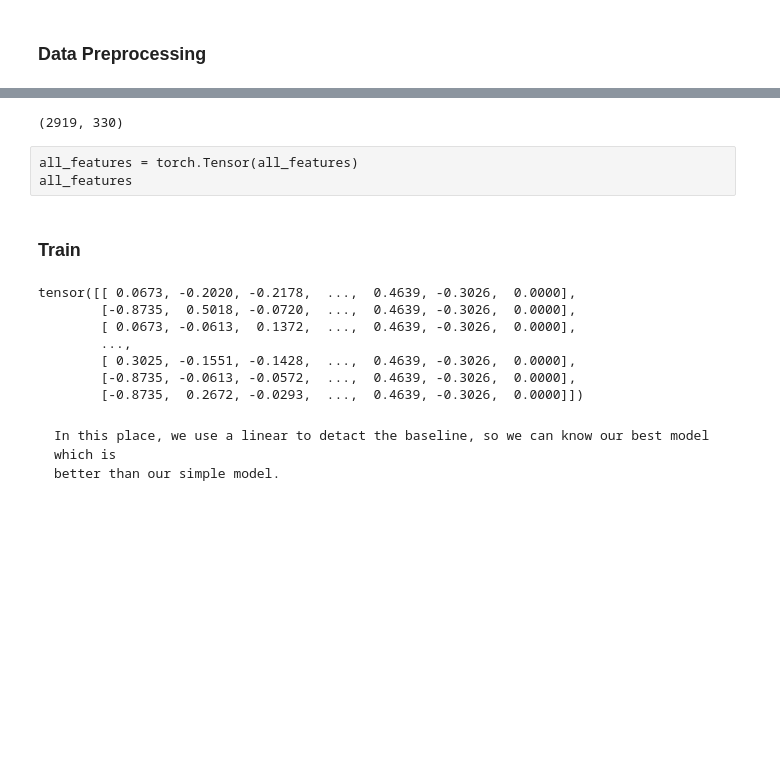
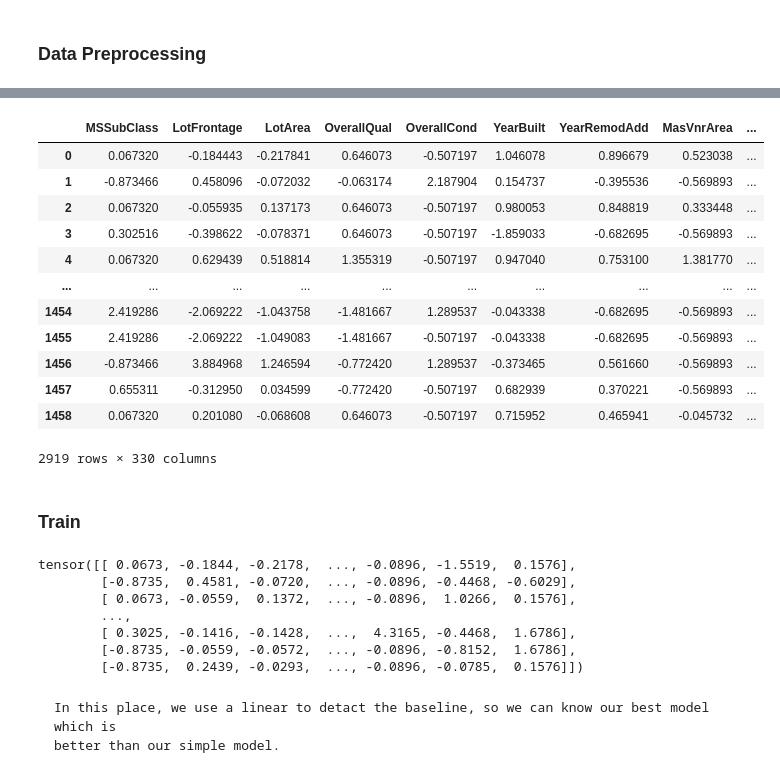
Before and after one commit to gostjoke/Deep-Learning-Full, a Jupyter notebook: 04_Multilayer Perceptron.ipynb, the cells around one changed output, grey strips where cells are left out. Drawn from its saved outputs; the diff is of its cells as text; code cells hidden in the pictures; blank space fills up the shorter version.

```diff
--- a/04_Multilayer Perceptron.ipynb
+++ b/04_Multilayer Perceptron.ipynb
@@ -1039,29 +1048,44 @@ all_features
 # %%
 # “Dummy_na=True”将“na”（缺失值）视为有效的特征值，并为其创建指示符特征
 all_features = pd.get_dummies(all_features, dummy_na=True)
-all_features.shape
+# all_features = all_features.iloc[:, :-1]
+all_features
 # %% [output]
+|  | MSSubClass | LotFrontage | LotArea | OverallQual | OverallCond | YearBuilt | YearRemodAdd | MasVnrArea | ... |
+| 0 | 0.067320 | -0.184443 | -0.217841 | 0.646073 | -0.507197 | 1.046078 | 0.896679 | 0.523038 | ... |
+| 1 | -0.873466 | 0.458096 | -0.072032 | -0.063174 | 2.187904 | 0.154737 | -0.395536 | -0.569893 | ... |
+| 2 | 0.067320 | -0.055935 | 0.137173 | 0.646073 | -0.507197 | 0.980053 | 0.848819 | 0.333448 | ... |
+| 3 | 0.302516 | -0.398622 | -0.078371 | 0.646073 | -0.507197 | -1.859033 | -0.682695 | -0.569893 | ... |
+| 4 | 0.067320 | 0.629439 | 0.518814 | 1.355319 | -0.507197 | 0.947040 | 0.753100 | 1.381770 | ... |
+| ... | ... | ... | ... | ... | ... | ... | ... | ... | ... |
+| 1454 | 2.419286 | -2.069222 | -1.043758 | -1.481667 | 1.289537 | -0.043338 | -0.682695 | -0.569893 | ... |
+| 1455 | 2.419286 | -2.069222 | -1.049083 | -1.481667 | -0.507197 | -0.043338 | -0.682695 | -0.569893 | ... |
+| 1456 | -0.873466 | 3.884968 | 1.246594 | -0.772420 | 1.289537 | -0.373465 | 0.561660 | -0.569893 | ... |
+| 1457 | 0.655311 | -0.312950 | 0.034599 | -0.772420 | -0.507197 | 0.682939 | 0.370221 | -0.569893 | ... |
+| 1458 | 0.067320 | 0.201080 | -0.068608 | 0.646073 | -0.507197 | 0.715952 | 0.465941 | -0.045732 | ... |
-(2919, 330)
+2919 rows × 330 columns
-# %% [raw]
-all_features = torch.Tensor(all_features)
-all_features
 # %% [markdown]
 ### Train
 # %%
 n_train = train_data.shape[0]
-train_features = torch.tensor(all_features[:n_train].values, dtype=torch.float32)
-test_features = torch.tensor(all_features[n_train:].values, dtype=torch.float32)
+
+## fix the dtype problems
+numeric_features = all_features.select_dtypes(include=['float64', 'float32', 'int64', 'int32'])
+
+# 转换为 PyTorch 张量
+train_features = torch.tensor(numeric_features[:n_train].values, dtype=torch.float32)
+test_features = torch.tensor(numeric_features[n_train:].values, dtype=torch.float32)
 train_labels = torch.tensor(
     train_data.SalePrice.values.reshape(-1, 1), dtype=torch.float32)
 train_features
 # %% [output]
-tensor([[ 0.0673, -0.2020, -0.2178,  ...,  0.4639, -0.3026,  0.0000],
-        [-0.8735,  0.5018, -0.0720,  ...,  0.4639, -0.3026,  0.0000],
-        [ 0.0673, -0.0613,  0.1372,  ...,  0.4639, -0.3026,  0.0000],
+tensor([[ 0.0673, -0.1844, -0.2178,  ..., -0.0896, -1.5519,  0.1576],
+        [-0.8735,  0.4581, -0.0720,  ..., -0.0896, -0.4468, -0.6029],
+        [ 0.0673, -0.0559,  0.1372,  ..., -0.0896,  1.0266,  0.1576],
         ...,
-        [ 0.3025, -0.1551, -0.1428,  ...,  0.4639, -0.3026,  0.0000],
-        [-0.8735, -0.0613, -0.0572,  ...,  0.4639, -0.3026,  0.0000],
-        [-0.8735,  0.2672, -0.0293,  ...,  0.4639, -0.3026,  0.0000]])
+        [ 0.3025, -0.1416, -0.1428,  ...,  4.3165, -0.4468,  1.6786],
+        [-0.8735, -0.0559, -0.0572,  ..., -0.0896, -0.8152,  1.6786],
+        [-0.8735,  0.2439, -0.0293,  ..., -0.0896, -0.0785,  0.1576]])
 # %% [markdown]
     In this place, we use a linear to detact the baseline, so we can know our best model which is
     better than our simple model.
```
Also changed, not shown: parts of 22 cells of this notebook, 1 other file.
